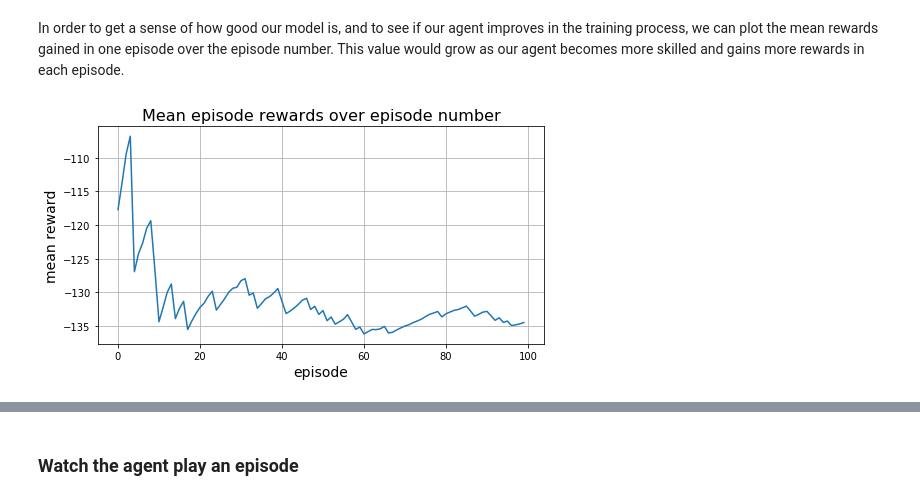
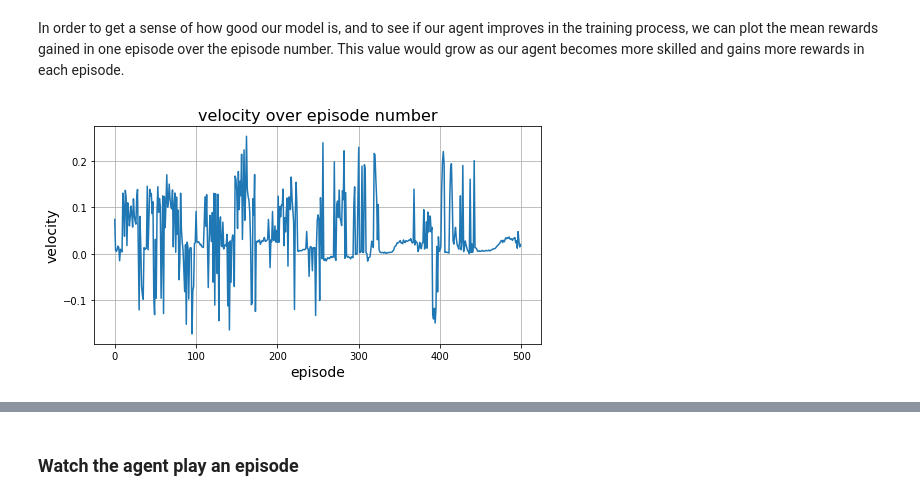
Before and after one commit to ohadmich/Reinforcement_Learning, a Jupyter notebook: RL_BipedalWalker.ipynb, the cells around one changed output, grey strips where cells are left out. Cells and saved outputs as stored; diff of their text form; code cells hidden in the pictures.

```diff
--- a/RL_BipedalWalker.ipynb
+++ b/RL_BipedalWalker.ipynb
@@ -13,8 +13,8 @@ import matplotlib.pyplot as plt
 # %% [markdown]
 Here we define all the hyperparameters for the model, this will allow as to easily iterate and find the values that give best results.
 # %%
-num_episodes = 100      # Number of episodes for training
-learning_rate = 0.0002
+num_episodes = 500      # Number of episodes for training
+learning_rate = 0.01
 gamma = 0.99           # Discount factor for reward
 num_Hidden = 200       # number of nodes in the hidden layer
 
@@ -134,6 +134,7 @@ When we reach the end of the episode, we compute the episode loss by feeding the
 ep_action, ep_obs, ep_reward = [], [], []  # Allocate space for episode actions, observations and rewards
 tot_ep_reward = [] # Total episode reward
 mean_reward = []
+mean_vel = [] # mean of velocity in each episode
 
 ''' Run TF session '''
 with tf.Session() as sess:
@@ -164,6 +165,7 @@ with tf.Session() as sess:
                 ep_action = np.vstack(ep_action)
                 ep_obs = np.vstack(ep_obs)
                 ep_reward = np.hstack(ep_reward)
+                mean_vel.append(np.mean(ep_obs[:,2]))
 
                 # Discount rewards
                 dis_rewards_arr = discount_rewards(ep_reward)
@@ -179,9 +181,10 @@ with tf.Session() as sess:
                 print("-------------------------------------------------")
                 print("Episode {}".format(ep))
                 print("Episode ended after {} steps".format(ep_action.shape[0]))
-                print("Accumulated reward in this episode {}".format(tot_ep_reward[ep]))
-                print("Mean reward so far {:0.2f}".format(np.mean(tot_ep_reward)))
-                print("Maximal reward so far {}".format(np.max(tot_ep_reward)))
+                print("Accumulated reward in this episode {:.2f}".format(tot_ep_reward[ep]))
+                print("Mean of x velocity in this episode {:.2f}".format(np.mean(ep_obs[:,2])))
+#                 print("Mean reward so far {:0.2f}".format(np.mean(tot_ep_reward)))
+                print("Maximal reward so far {:.2f}".format(np.max(tot_ep_reward)))
 
                 ep_action, ep_obs, ep_reward = [], [], []  # Clear episode values for next episode
 
@@ -214,10 +217,10 @@ Maximal reward so far -95.2897280581786
 In order to get a sense of how good our model is, and to see if our agent improves in the training process, we can plot the mean rewards gained in one episode over the episode number. This value would grow as our agent becomes more skilled and gains more rewards in each episode.
 # %%
 plt.figure(figsize=(8,4))
-plt.plot(mean_reward)
+plt.plot(mean_vel)
 plt.xlabel("episode", fontsize=14)
-plt.ylabel("mean reward", fontsize = 14)
-plt.title("Mean episode rewards over episode number", fontsize = 16)
+plt.ylabel("velocity", fontsize = 14)
+plt.title("velocity over episode number", fontsize = 16)
 plt.grid()
 # %% [output]
-[figure, old version]
+[figure, new version]
```
Also changed, not shown: parts of 4 cells of this notebook, 3 other files.
